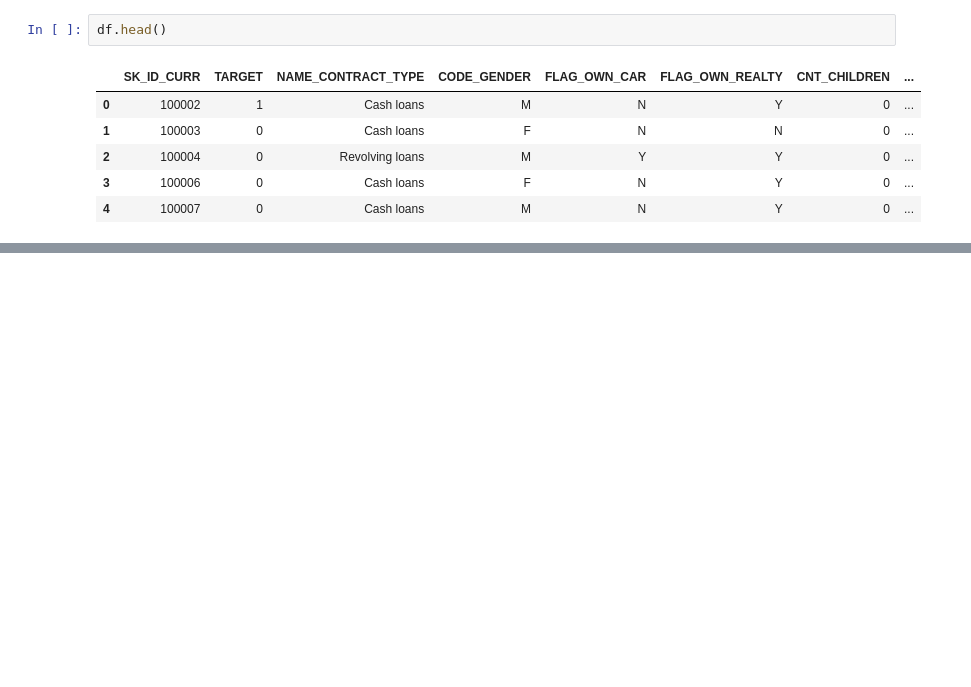
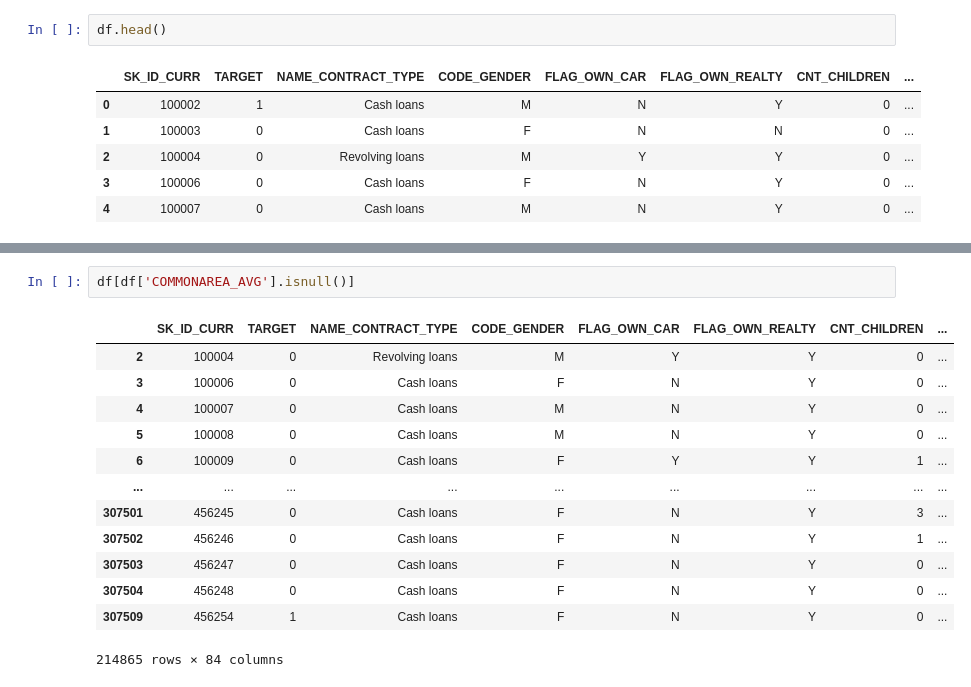
Before and after one commit to SedatParlak/credit-fraud-detection, a Jupyter notebook: credit-fraud-detection.ipynb, the cells around one changed output, grey strips where cells are left out. Drawn from its saved outputs; the diff is of its cells as text; blank space fills up the shorter version.

```diff
--- a/credit-fraud-detection.ipynb
+++ b/credit-fraud-detection.ipynb
@@ -273,0 +359,16 @@ df.head()
+# %%
+df[df['COMMONAREA_AVG'].isnull()]
+# %% [output]
+|  | SK_ID_CURR | TARGET | NAME_CONTRACT_TYPE | CODE_GENDER | FLAG_OWN_CAR | FLAG_OWN_REALTY | CNT_CHILDREN | ... |
+| 2 | 100004 | 0 | Revolving loans | M | Y | Y | 0 | ... |
+| 3 | 100006 | 0 | Cash loans | F | N | Y | 0 | ... |
+| 4 | 100007 | 0 | Cash loans | M | N | Y | 0 | ... |
+| 5 | 100008 | 0 | Cash loans | M | N | Y | 0 | ... |
+| 6 | 100009 | 0 | Cash loans | F | Y | Y | 1 | ... |
+| ... | ... | ... | ... | ... | ... | ... | ... | ... |
+| 307501 | 456245 | 0 | Cash loans | F | N | Y | 3 | ... |
+| 307502 | 456246 | 0 | Cash loans | F | N | Y | 1 | ... |
+| 307503 | 456247 | 0 | Cash loans | F | N | Y | 0 | ... |
+| 307504 | 456248 | 0 | Cash loans | F | N | Y | 0 | ... |
+| 307509 | 456254 | 1 | Cash loans | F | N | Y | 0 | ... |
+214865 rows × 84 columns
```
Also changed, not shown: parts of 12 cells of this notebook, 1 other file.
